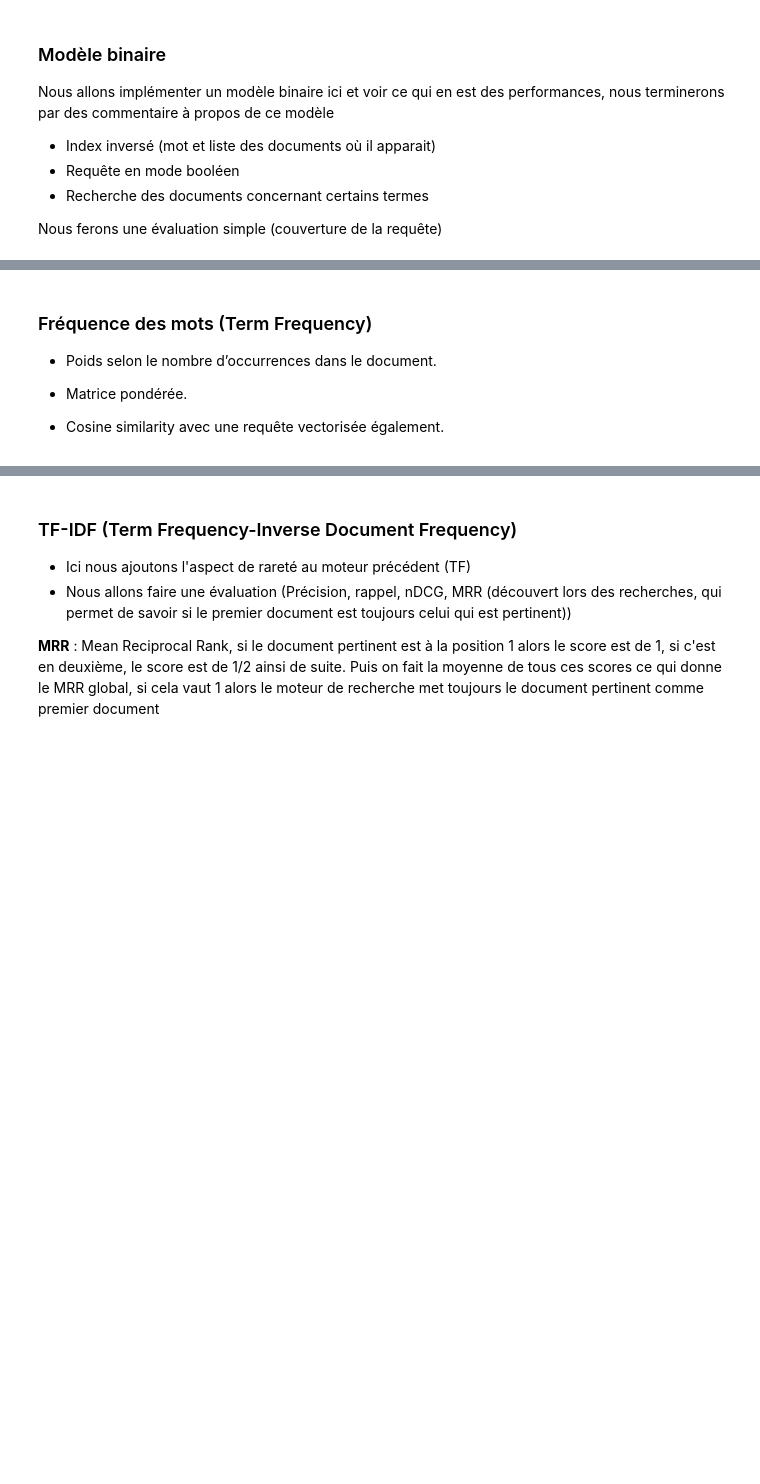
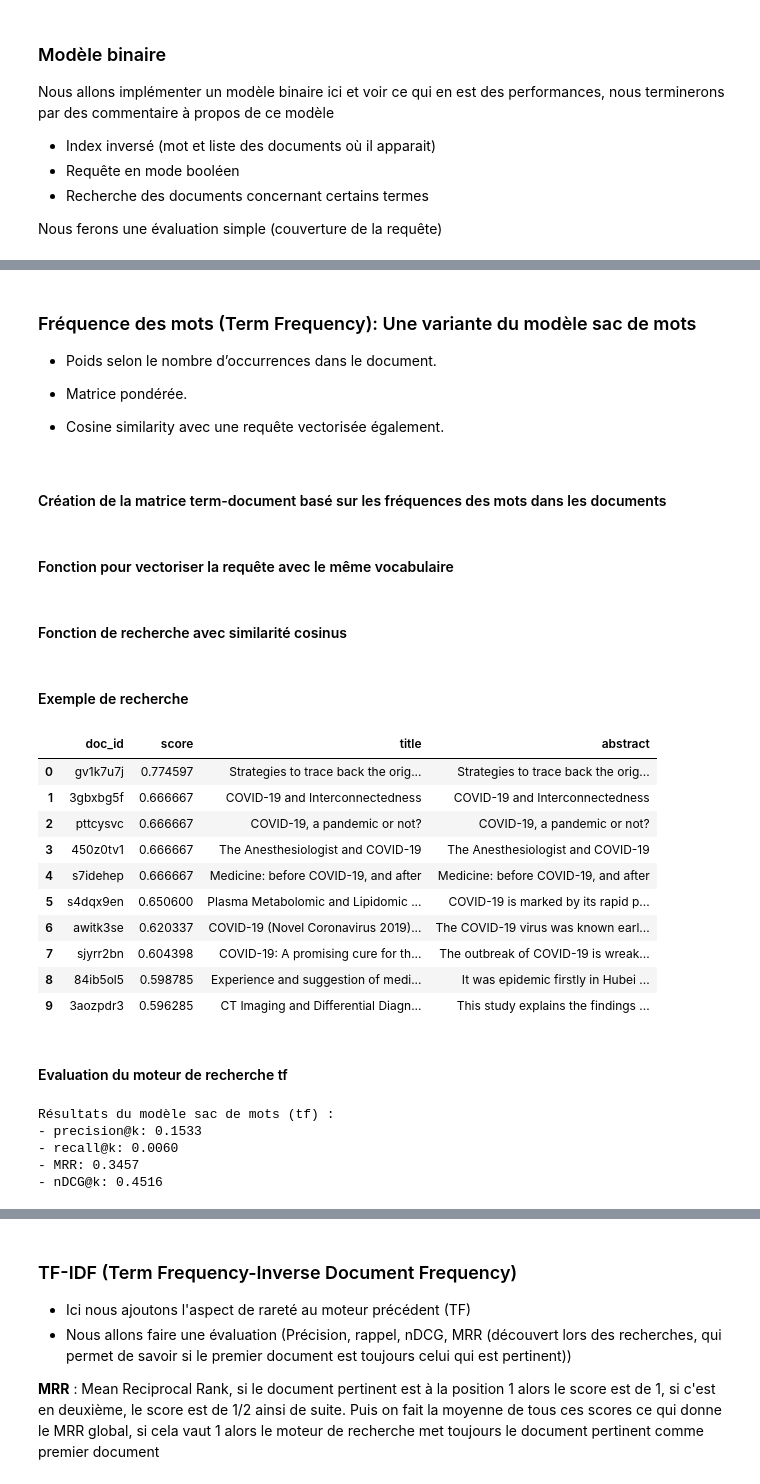
Before and after one commit to rosalie0309/TAL, a Jupyter notebook: round1_v2.ipynb, the cells around one changed output, grey strips where cells are left out. Saved outputs shown, nothing was run; the diff lists cells and outputs as text; code cells hidden in the pictures; blank space fills up the shorter version.

Commit message:
Etat de l'art sur TREC-COVID, modele booléen, binaire, tf, tf-idf

```diff
--- a/round1_v2.ipynb
+++ b/round1_v2.ipynb
@@ -204,0 +596,4 @@ Nous ferons une comparaison naive (cosine binaire)
+# %%
+query = "origin of COVID-19"
+results = search_binary_document(query, documents_df, top_k=3)
+display_search_results(results, query)
@@ -205,8 +621,72 @@ Nous ferons une comparaison naive (cosine binaire)
 # %% [markdown]
-### Fréquence des mots (Term Frequency)
+### Fréquence des mots (Term Frequency): Une variante du modèle sac de mots
 
 - Poids selon le nombre d’occurrences dans le document.
 
 - Matrice pondérée.
 
 - Cosine similarity avec une requête vectorisée également.
+# %% [markdown]
+#### Création de la matrice term-document basé sur les fréquences des mots dans les documents
+# %%
+from sklearn.feature_extraction.text import CountVectorizer
+
+# On réutilise les documents nettoyés précédemment
+tf_vectorizer = CountVectorizer(tokenizer=lambda x: x, lowercase=False)  # car nos tokens sont déjà nettoyés
+X_tf = tf_vectorizer.fit_transform(documents_df["tokens"])
+# %% [markdown]
+#### Fonction pour vectoriser la requête avec le même vocabulaire
+# %%
+def vectorize_query_tf(query_text):
+    tokens = clean_text(query_text)
+    return tf_vectorizer.transform([tokens])
+# %% [markdown]
+#### Fonction de recherche avec similarité cosinus
+# %%
+from sklearn.metrics.pairwise import cosine_similarity
+
+def search_tf(query_text, top_k=10):
+    query_vec = vectorize_query_tf(query_text)
+    scores = cosine_similarity(query_vec, X_tf).flatten()
+    top_indices = scores.argsort()[::-1][:top_k]
+
+    results = documents_df.iloc[top_indices].copy()
+    results["score"] = scores[top_indices]
+
+    # Séparer titre / abstract
+    results["title"] = results["text"].apply(lambda t: t.split(". ")[0] if ". " in t else t[:100])
+    results["abstract"] = results["text"].apply(lambda t: t if ". " not in t else ". ".join(t.split(". ")[1:]))
+
+    return results[["doc_id", "title", "abstract", "score"]].to_dict(orient="records")
+# %% [markdown]
+#### Exemple de recherche
+# %%
+query = "origin of COVID-19"
+results = search_tf(query, top_k=10)
+display_search_results(results, query)
+# %% [output]
+|  | doc_id | score | title | abstract |
+| 0 | gv1k7u7j | 0.774597 | Strategies to trace back the orig... | Strategies to trace back the orig... |
+| 1 | 3gbxbg5f | 0.666667 | COVID-19 and Interconnectedness | COVID-19 and Interconnectedness |
+| 2 | pttcysvc | 0.666667 | COVID-19, a pandemic or not? | COVID-19, a pandemic or not? |
+| 3 | 450z0tv1 | 0.666667 | The Anesthesiologist and COVID-19 | The Anesthesiologist and COVID-19 |
+| 4 | s7idehep | 0.666667 | Medicine: before COVID-19, and after | Medicine: before COVID-19, and after |
+| 5 | s4dqx9en | 0.650600 | Plasma Metabolomic and Lipidomic ... | COVID-19 is marked by its rapid p... |
+| 6 | awitk3se | 0.620337 | COVID-19 (Novel Coronavirus 2019)... | The COVID-19 virus was known earl... |
+| 7 | sjyrr2bn | 0.604398 | COVID-19: A promising cure for th... | The outbreak of COVID-19 is wreak... |
+| 8 | 84ib5ol5 | 0.598785 | Experience and suggestion of medi... | It was epidemic firstly in Hubei ... |
+| 9 | 3aozpdr3 | 0.596285 | CT Imaging and Differential Diagn... | This study explains the findings ... |
+# %% [markdown]
+#### Evaluation du moteur de recherche tf
+# %%
+results_tf = evaluate_model(search_tf, queries_df, qrels_df, k=10)
+
+print("Résultats du modèle sac de mots (tf) :")
+for metric, score in results_tf.items():
+    print(f"- {metric}: {score:.4f}")
+# %% [output]
+Résultats du modèle sac de mots (tf) :
+- precision@k: 0.1533
+- recall@k: 0.0060
+- MRR: 0.3457
+- nDCG@k: 0.4516
```
Also changed, not shown: parts of 55 cells of this notebook.
